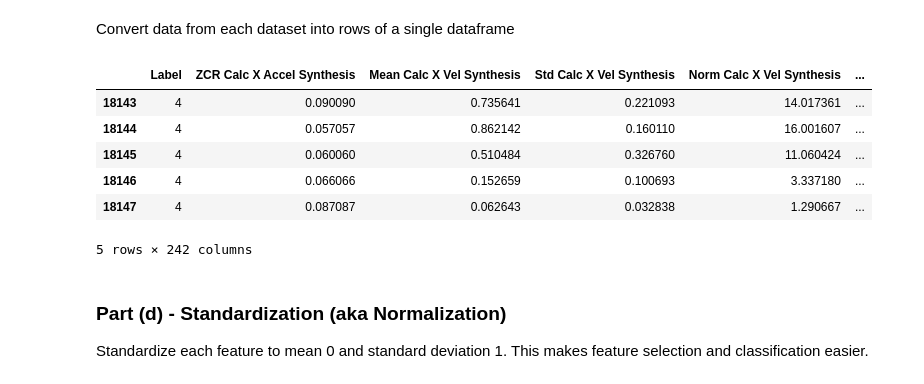
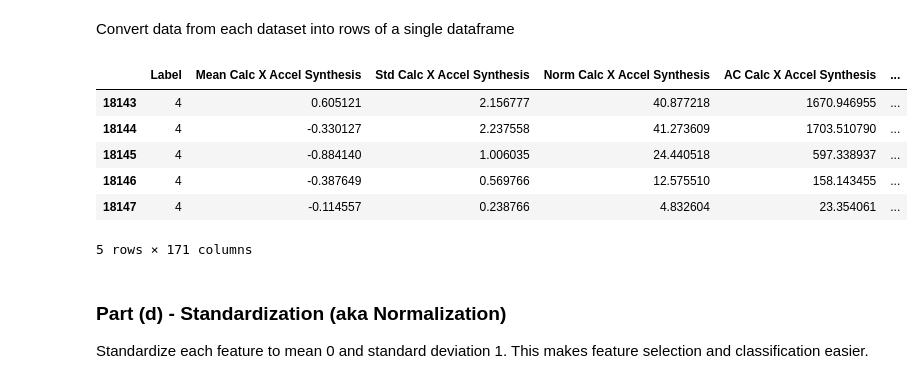
Before and after one commit to KeenanMcConkey/Wheelchair-Terrain-Classification, a Jupyter notebook: TerrainPreprocessing-CombinedManualUserData.ipynb, the cells around one changed output. Drawn from its saved outputs; the diff is of its cells as text; code cells hidden in the pictures.

```diff
--- a/TerrainPreprocessing-CombinedManualUserData.ipynb
+++ b/TerrainPreprocessing-CombinedManualUserData.ipynb
@@ -1265,14 +1236,14 @@ psd_log_combined_unnorm = separate_and_combine(datasets_psd_log_columned)
 # %%
 # Check unnormalized data
-feat_combined_unnorm['Synthesis'].tail()
+tine_feats_unnorm['Synthesis'].tail()
 # %% [output]
-|  | Label | ZCR Calc X Accel Synthesis | Mean Calc X Vel Synthesis | Std Calc X Vel Synthesis | Norm Calc X Vel Synthesis | ... |
-| 18143 | 4 | 0.090090 | 0.735641 | 0.221093 | 14.017361 | ... |
-| 18144 | 4 | 0.057057 | 0.862142 | 0.160110 | 16.001607 | ... |
-| 18145 | 4 | 0.060060 | 0.510484 | 0.326760 | 11.060424 | ... |
-| 18146 | 4 | 0.066066 | 0.152659 | 0.100693 | 3.337180 | ... |
-| 18147 | 4 | 0.087087 | 0.062643 | 0.032838 | 1.290667 | ... |
+|  | Label | Mean Calc X Accel Synthesis | Std Calc X Accel Synthesis | Norm Calc X Accel Synthesis | AC Calc X Accel Synthesis | ... |
+| 18143 | 4 | 0.605121 | 2.156777 | 40.877218 | 1670.946955 | ... |
+| 18144 | 4 | -0.330127 | 2.237558 | 41.273609 | 1703.510790 | ... |
+| 18145 | 4 | -0.884140 | 1.006035 | 24.440518 | 597.338937 | ... |
+| 18146 | 4 | -0.387649 | 0.569766 | 12.575510 | 158.143455 | ... |
+| 18147 | 4 | -0.114557 | 0.238766 | 4.832604 | 23.354061 | ... |
-5 rows × 242 columns
+5 rows × 171 columns
 # %% [markdown]
 ### Part (d) - Standardization (aka Normalization)
 
```
Also changed, not shown: parts of 33 cells of this notebook, 1 other file.
